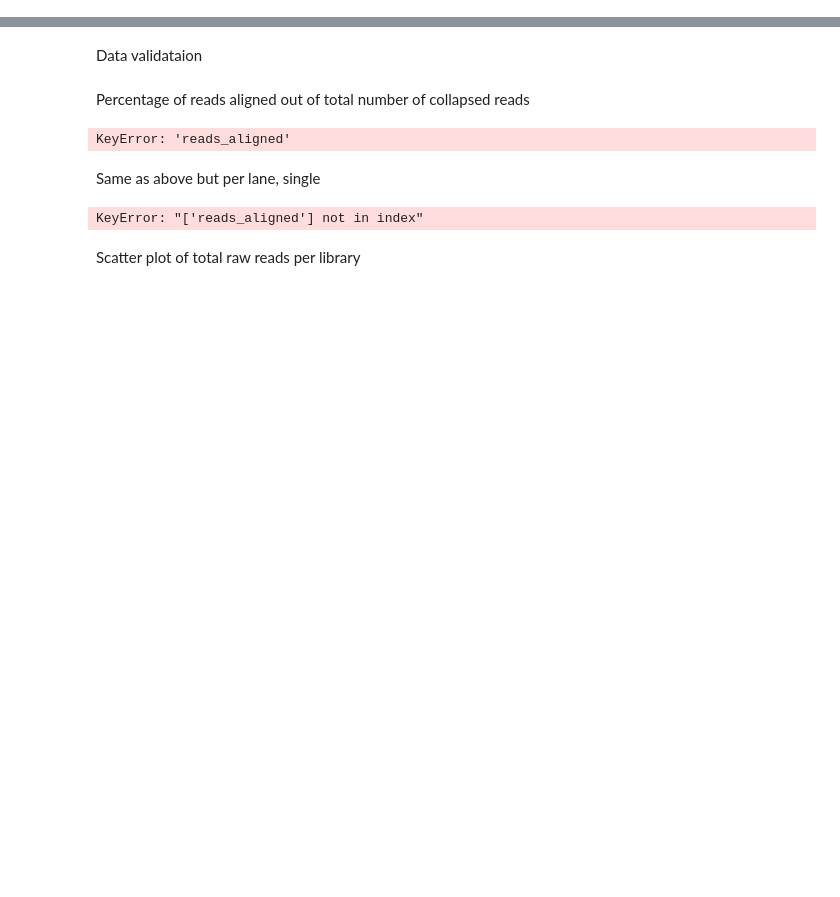
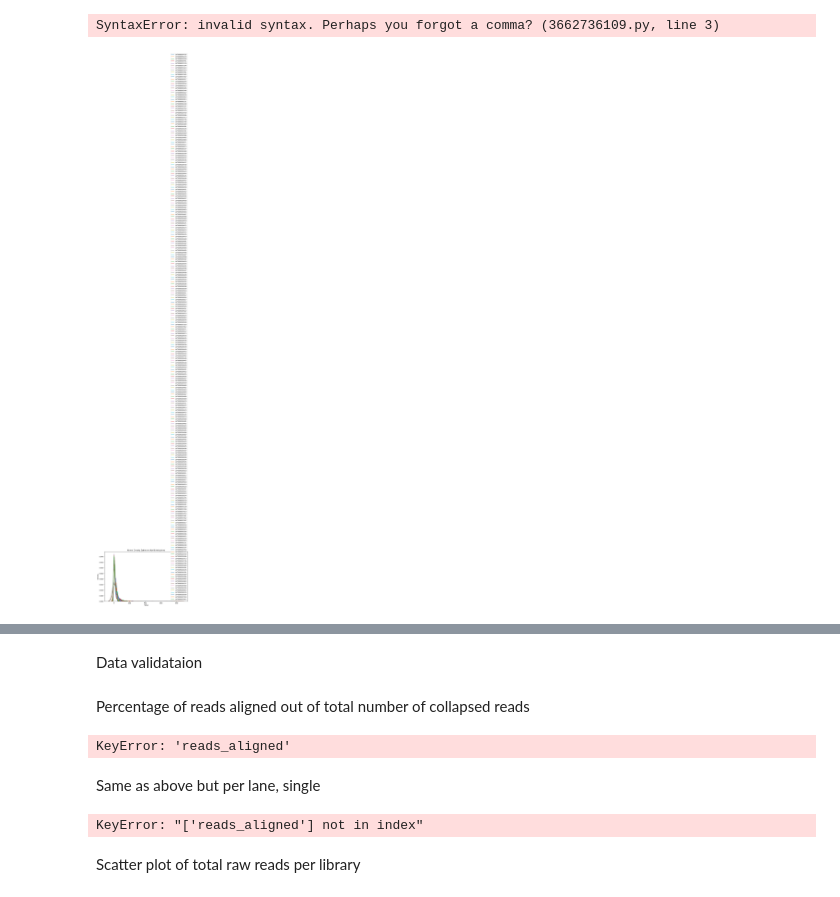
Before and after one commit to magnujo/gg-metadatabase-ui, a Jupyter notebook: illumina_data_analysis/multiqc_plots.ipynb, the cells around one changed output, grey strips where cells are left out. Cells and saved outputs as stored; diff of their text form; code cells hidden in the pictures; blank space fills up the shorter version.

```diff
--- a/illumina_data_analysis/multiqc_plots.ipynb
+++ b/illumina_data_analysis/multiqc_plots.ipynb
@@ -16,0 +156,20 @@ from plotly.subplots import make_subplots
+# %%
+l4l5_rlens = pd.read_csv(r'c:\Users\glj523\OneDrive - University of Copenhagen\data\illumina_analysis\length_counts_all.csv')
+l4l5_rlens['prod'] = l4l5_rlens['File_Path'].apply(lambda x: x.split('/')[4])
+
+nsx_rlens = l4l5_rlens[l4l5_rlens['prod']=='results'].copy()
+nsx_rlens['flowcell'] = nsx_rlens['File_Path'].apply(lambda x: x.split('/')[-7].split('_')[-1]).apply(lambda x: 'AHNLW5DSX5' if x == 'AOZCK' else 'BH5F5KDSX7')
+nsx_rlens ['basename'] = nsx_rlens['File_Path'].apply(lambda x: x.split('/')[-1])
+nsx_rlens['trim_type'] = nsx_rlens['basename'].apply(lambda x: x.split('_')[3].split('.')[0])
+nsx_rlens['lib'] = nsx_rlens['basename'].apply(lambda x: x.split('_')[1])
+
+ns6_rlens = l4l5_rlens[l4l5_rlens['prod']=='production'].copy()
+ns6_rlens['basename'] = ns6_rlens['File_Path'].apply(lambda x: x.split('/')[-1])
+ns6_rlens['flowcell'] = ns6_rlens['File_Path'].apply(lambda x: x.split('/')[-5].split('_')[1])
+ns6_rlens['trim_type'] = ns6_rlens['basename'].apply(lambda x: x.split('_')[3].split('.')[0])
+ns6_rlens['lib'] = ns6_rlens['basename'].apply(lambda x: x.split('_')[1])
+
+l4l5_rlens = pd.concat([ns6_rlens, nsx_rlens])
+l4l5_rlens['Platform'] = l4l5_rlens['prod'].apply(lambda x: 'NovaSeqX' if x == 'results' else 'NovaSeq6')
+l4l5_rlens ['Protocol'] = l4l5_rlens['flowcell'].apply(lambda x: 'Double' if x == 'AHNLW5DSX5' else 'Single')
+l4l5_rlens['Lane'] = l4l5_rlens.basename.apply(lambda x: x.split("_")[2])
@@ -16,0 +192,29 @@ from plotly.subplots import make_subplots
+# %%
+# Plot the distributions
+plt.figure(figsize=(10, 6))
+sns.kdeplot(data=l4l5_rlens, x="Distribution", fill=True)
+plt.title("Distribution Across Samples")
+plt.xlabel("Value")
+plt.ylabel("Density")
+plt.show()
+# %% [output]
+SyntaxError: invalid syntax. Perhaps you forgot a comma? (3662736109.py, line 3)
+# %%
+# Plot each distribution
+plt.figure(figsize=(10, 6))
+for _, row in l4l5_rlens[l4l5_rlens['trim_type']=='collapsed'].iterrows():
+    sns.kdeplot(
+        row['Distribution'],
+        label=row['lib'],
+        legend=False
+
+    )
+
+# Add title and labels
+plt.title("Kernel Density Estimates for Distributions")
+plt.xlabel("Value")
+plt.ylabel("Density")
+plt.legend()
+plt.show()
+# %% [output]
+[figure, added]
```
Also changed, not shown: parts of 24 cells of this notebook.
